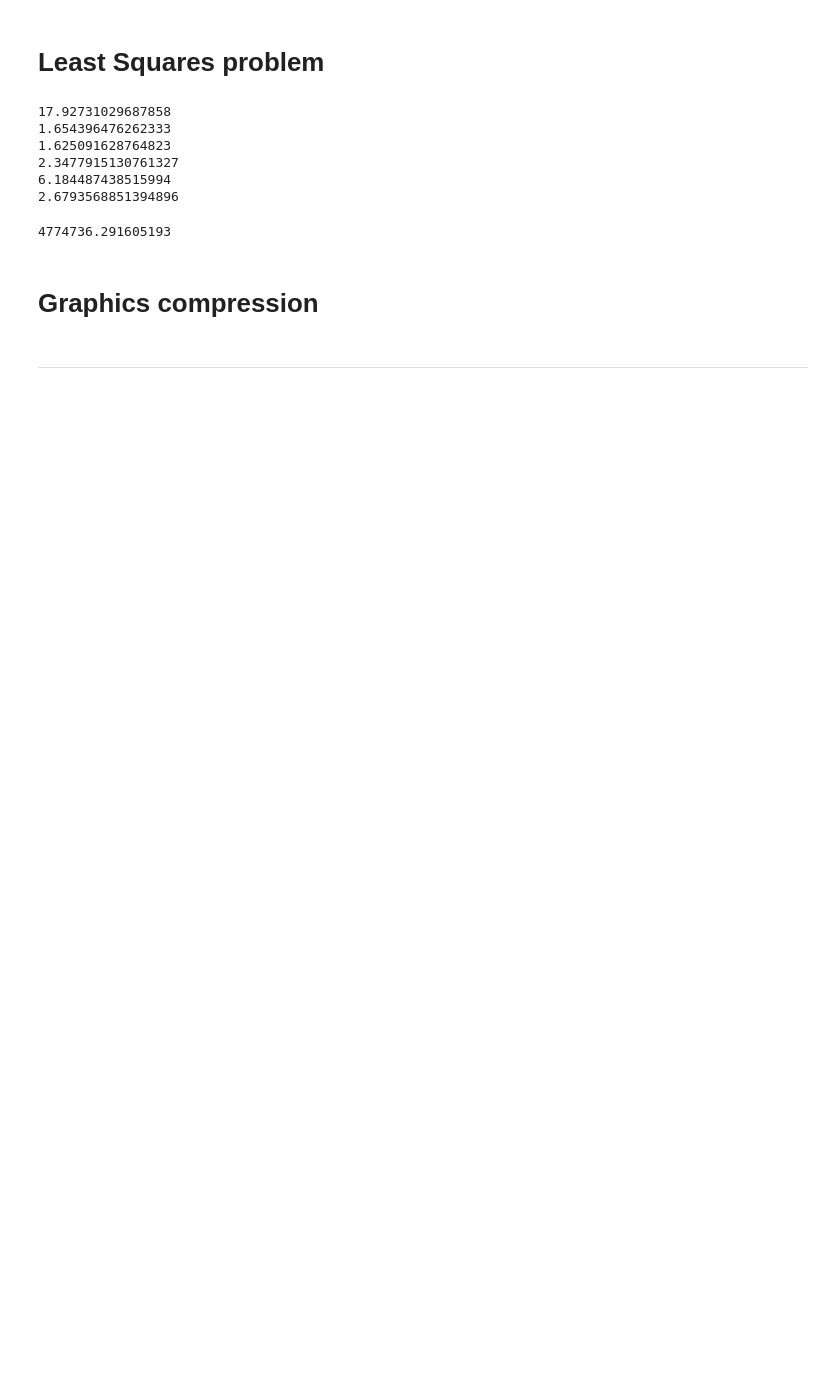
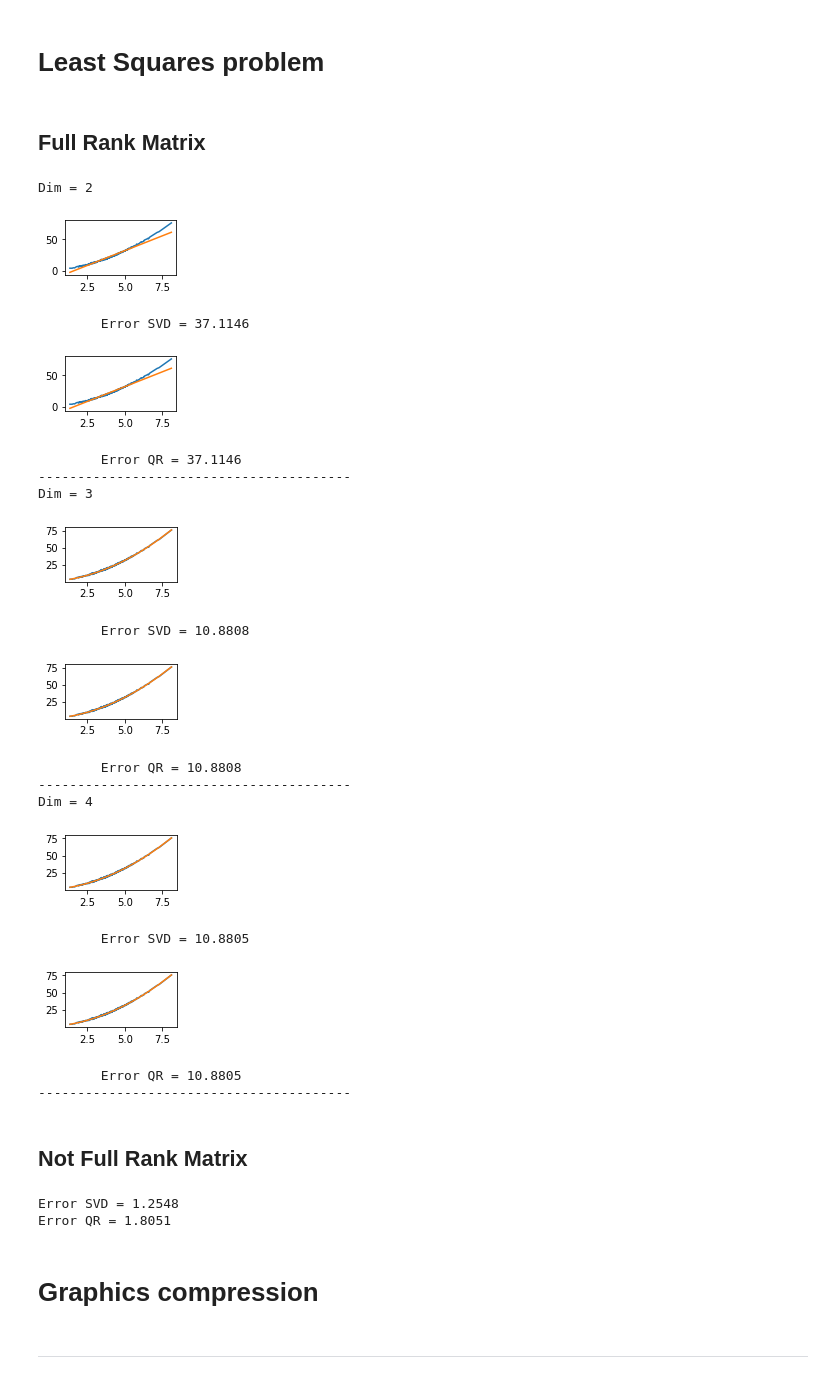
Before and after one commit to SaxMan96/NLA-UB, a Jupyter notebook: Project 2/Project2.ipynb, the cells around one changed output. Saved outputs shown, nothing was run; the diff lists cells and outputs as text; code cells hidden in the pictures; blank space fills up the shorter version.

```diff
--- a/Project 2/Project2.ipynb
+++ b/Project 2/Project2.ipynb
@@ -40,17 +6,0 @@ def ls_projector(A,b):
-# %%
-A, b = load_data_task1()
-for dim in range(2,8):
-    A_poly = generate_poly_matrix(A, dim)
-    print(np.linalg.norm(ls_projector(A_poly,b),2))
-# %% [output]
-17.92731029687858
-1.654396476262333
-1.625091628764823
-2.3477915130761327
-6.184487438515994
-2.6793568851394896
-# %%
-A, b = load_data_task2()
-print(np.linalg.norm(ls_projector(A,b),2))
-# %% [output]
-4774736.291605193
@@ -57,3 +71,48 @@ print(np.linalg.norm(ls_projector(A,b),2))
+# %% [markdown]
+## Full Rank Matrix
+# %%
+np.set_printoptions(precision=4, suppress=True)
+A, b = load_data_task1()
+for dim in range(2, 5):
+    print("Dim =", dim)
+    A_poly = generate_poly_matrix(A, dim)
+    x_svd = least_squares_svd(A_poly, b)
+    print("\tError SVD =", round(np.linalg.norm(A_poly.dot(x_svd) - b), 4))
+    x_qr = least_squares_qr(A_poly, b)
+    print("\tError QR =", round(np.linalg.norm(A_poly.dot(x_qr) - b), 4))
+    print("-" * 40)
+# %% [output]
+Dim = 2
+[figure, added]
+        Error SVD = 37.1146
+[figure, added]
+        Error QR = 37.1146
+----------------------------------------
+Dim = 3
+[figure, added]
+        Error SVD = 10.8808
+[figure, added]
+        Error QR = 10.8808
+----------------------------------------
+Dim = 4
+[figure, added]
+        Error SVD = 10.8805
+[figure, added]
+        Error QR = 10.8805
+----------------------------------------
+# %% [markdown]
+## Not Full Rank Matrix
+# %%
+A, b = load_data_task2()
+
+x_svd = least_squares_svd(A, b, plot=0)
+x_qr = least_squares_qr(A, b, plot=0)
+
+print("Error SVD =", round(np.linalg.norm(A.dot(x_svd) - b), 4))
+print("Error QR =", round(np.linalg.norm(A.dot(x_qr) - b), 4))
+# %% [output]
+Error SVD = 1.2548
+Error QR = 1.8051
 # %% [markdown]
 # Graphics compression
 # %% [markdown]
```
Also changed, not shown: parts of 16 cells of this notebook, 20 other files.
